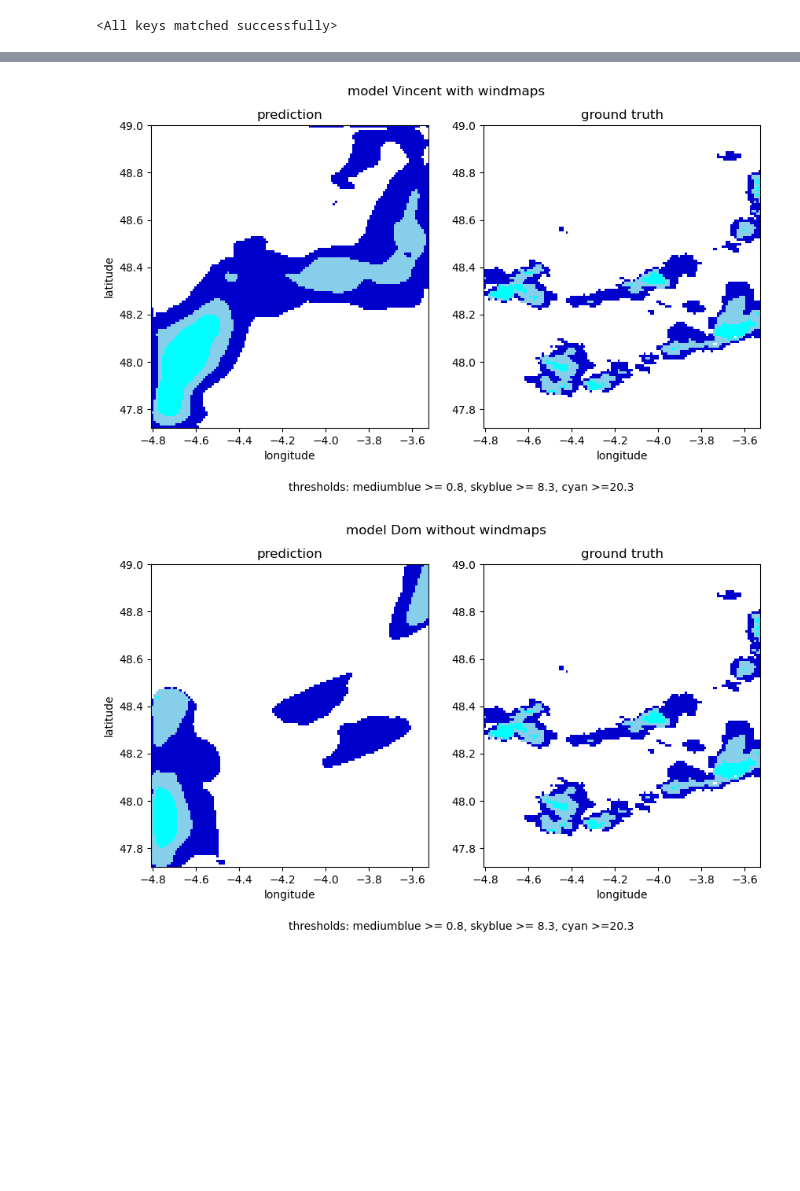
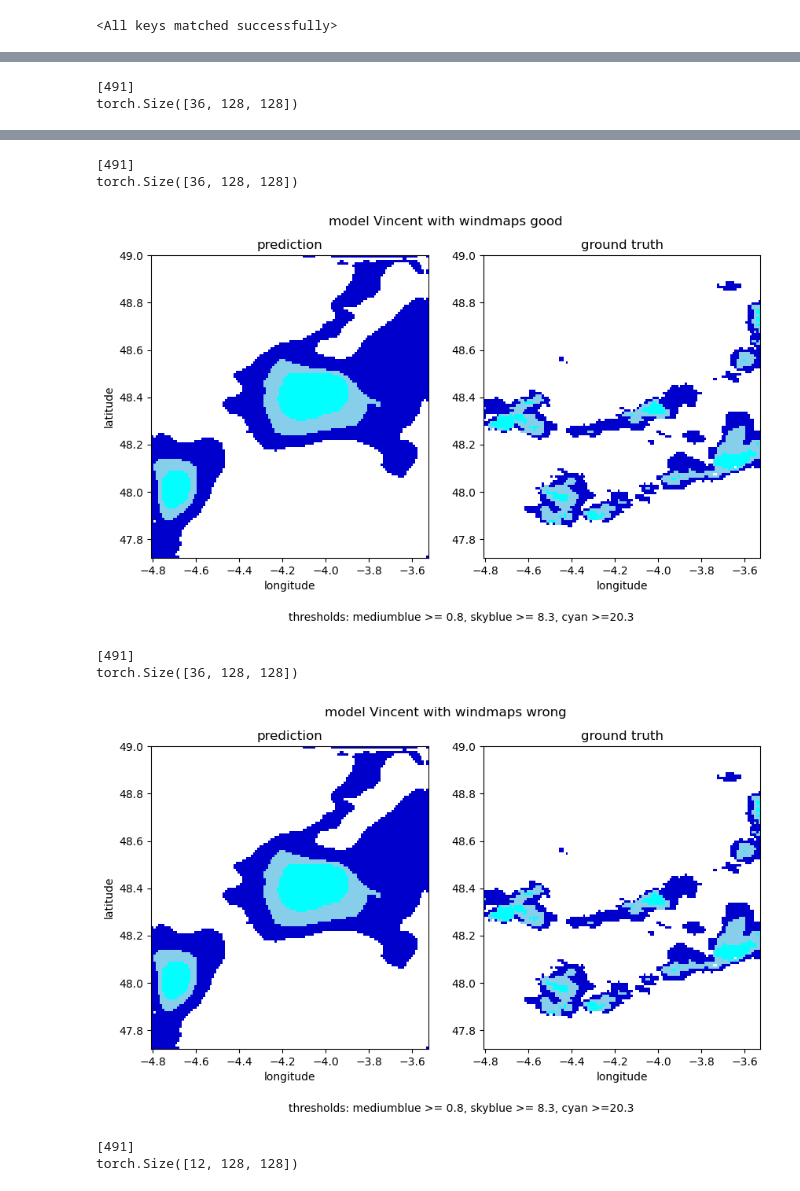
Before and after one commit to DragonZoom/meteonet, a Jupyter notebook: inference.ipynb, the cells around one changed output, grey strips where cells are left out. Saved outputs shown, nothing was run; the diff lists cells and outputs as text; code cells hidden in the pictures; blank space fills up the shorter version.

```diff
--- a/inference.ipynb
+++ b/inference.ipynb
@@ -204,6 +214,9 @@ plot_meteonet_rainmaps( test_ds, test_date, lon, lat, zone)
 [figure]
 # %%
 plot_inference( test_ds, test_date, model_dom, lon, lat, zone, 'model Dom with windmaps')
-plot_inference( test_ds, test_date, model_vinc, lon, lat, zone, 'model Vincent with windmaps')
+plot_inference( test_ds, test_date, model_vinc, lon, lat, zone, 'model Vincent with windmaps good')
+plot_inference( test_ds, test_date, model_vinc, lon, lat, zone, 'model Vincent with windmaps wrong')
 plot_inference( rain_test_ds, test_date, model_dom_rain, lon, lat, zone, 'model Dom without windmaps')
 # %% [output]
+[491]
+torch.Size([36, 128, 128])
@@ -211,2 +224,8 @@ plot_inference( rain_test_ds, test_date, model_dom_rain, lon, lat, zone, 'model
+[491]
+torch.Size([36, 128, 128])
-[figure, old version]
+[figure, new version]
+[491]
+torch.Size([36, 128, 128])
-[figure, old version]
+[figure, new version]
+[491]
+torch.Size([12, 128, 128])
```
Also changed, not shown: parts of 7 cells of this notebook, 1 other file.
